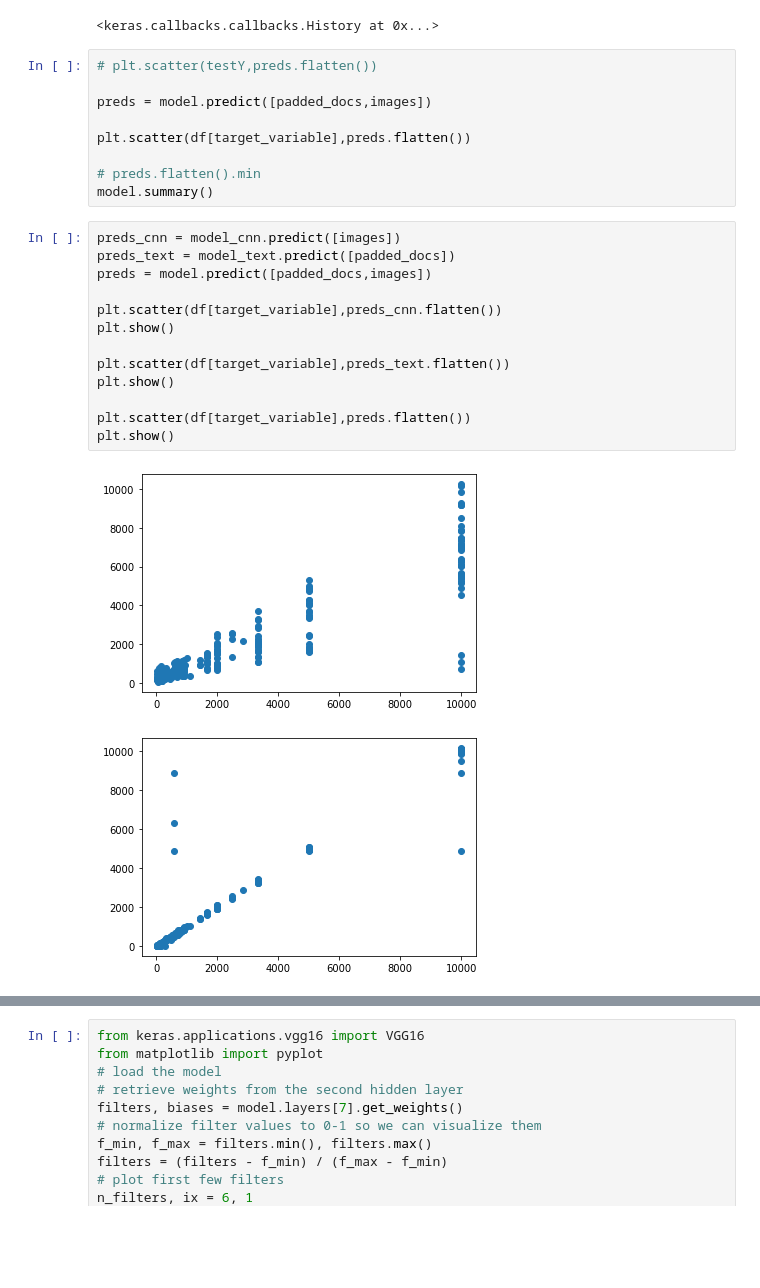
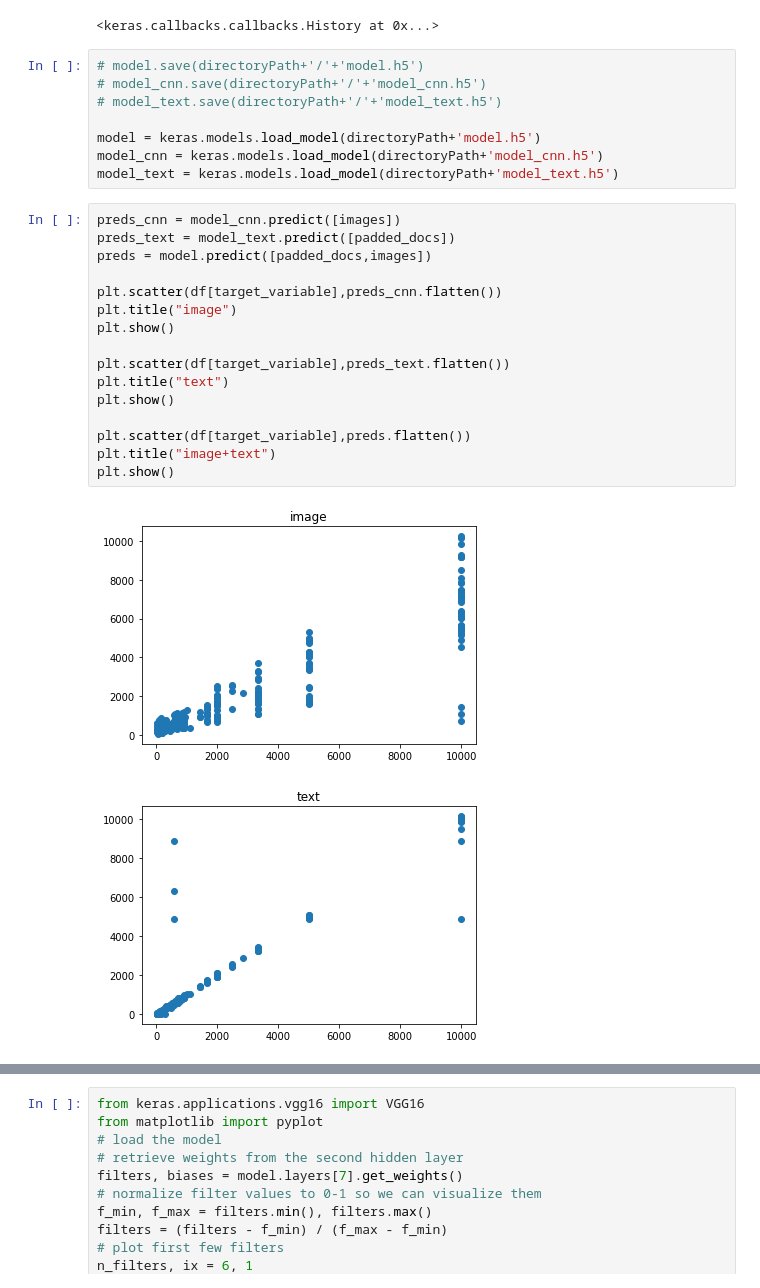
Before and after one commit to sciai-ai/mixed_data_retail, a Jupyter notebook: main_Image_text.ipynb, the cells around one changed output, grey strips where cells are left out. Saved outputs shown, nothing was run; the diff lists cells and outputs as text; blank space fills up the shorter version.

```diff
--- a/main_Image_text.ipynb
+++ b/main_Image_text.ipynb
@@ -465,28 +465,30 @@ Epoch 99/100
 Epoch 100/100
 266/266 [==============================] - 0s 176us/step - loss: 137.1294 - mae: 137.1294
 <keras.callbacks.callbacks.History at 0x...>
-# %%
-# plt.scatter(testY,preds.flatten())
-
-preds = model.predict([padded_docs,images])
-
-plt.scatter(df[target_variable],preds.flatten())
-
-# preds.flatten().min
-model.summary()
+# %%
+# model.save(directoryPath+'/'+'model.h5')
+# model_cnn.save(directoryPath+'/'+'model_cnn.h5')
+# model_text.save(directoryPath+'/'+'model_text.h5')
+
+model = keras.models.load_model(directoryPath+'model.h5')
+model_cnn = keras.models.load_model(directoryPath+'model_cnn.h5')
+model_text = keras.models.load_model(directoryPath+'model_text.h5')
 # %%
 preds_cnn = model_cnn.predict([images])
 preds_text = model_text.predict([padded_docs])
 preds = model.predict([padded_docs,images])
 
 plt.scatter(df[target_variable],preds_cnn.flatten())
+plt.title("image")
 plt.show()
 
 plt.scatter(df[target_variable],preds_text.flatten())
+plt.title("text")
 plt.show()
 
 plt.scatter(df[target_variable],preds.flatten())
+plt.title("image+text")
 plt.show()
 # %% [output]
-[figure, old version]
+[figure, new version]
-[figure, old version]
+[figure, new version]
```
Also changed, not shown: parts of 1 cell of this notebook.
